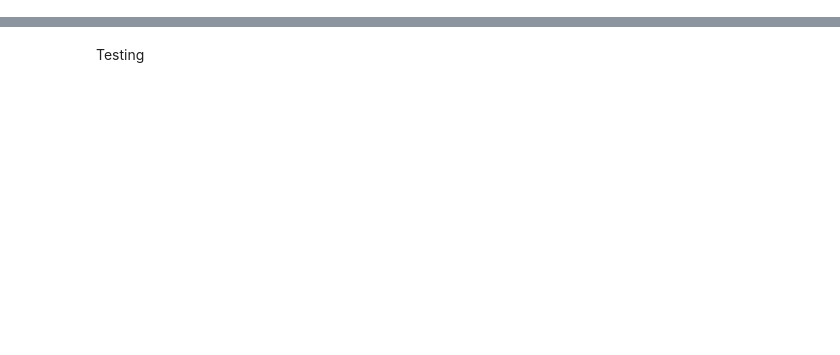
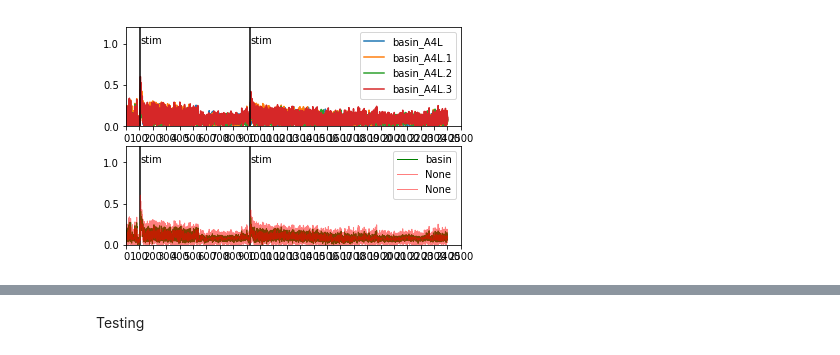
Before and after one commit to nrandel/behavioral_lm_analysis, a Jupyter notebook: timeseries_analysis_across_samples.ipynb, the cells around one changed output, grey strips where cells are left out. Cells and saved outputs as stored; diff of their text form; code cells hidden in the pictures; blank space fills up the shorter version.

```diff
--- a/timeseries_analysis_across_samples.ipynb
+++ b/timeseries_analysis_across_samples.ipynb
@@ -1615,0 +607,33 @@ int_all_Strans_df = all_trans_df.interpolate(method='index', axis=0, limit=None,
+# %%
+# Plotting - single sample
+def layout_plot(plot, tick_spacing=100, fov=(0, 2500, 0, 1.2), legend=True):
+    # Set fine x-axis scale
+    plot.xaxis.set_major_locator(ticker.MultipleLocator(tick_spacing))
+
+    # Set x and y limits and legend (default = False)
+    plot.axis(fov)
+    plot.legend().set_visible(legend)
+
+# Get rows where current event is active and draw a vertical
+# line to indicate the event in the plot
+event_df = sample_df[sample_df.loc[:,ctc.get_event_start_col()] == 1]
+fig = plt.figure()
+fig.set_facecolor("white")
+
+# Plot all cells from cell_subset_df over entire time (specified in Cell_Trace_Config).
+sub1 = fig.add_subplot(211) #211
+cell_subset_df.plot(ax=sub1)
+ctc.add_event_time_points_to_plot(event_df, sub1)
+layout_plot(sub1)
+
+# Avg, min, max, std-dev for multiple cells in single sample over whole time
+sub2 = fig.add_subplot(212)#212
+ctc.add_event_time_points_to_plot(event_df, sub2)
+cell_avg_df.plot(ax=sub2, color = 'g', label = ctc.cell_type, linewidth=1)
+cell_min_df.plot(ax=sub2, color = 'r', linewidth=1, alpha = 0.5)
+cell_max_df.plot(ax=sub2, color = 'r', linewidth=1, alpha = 0.5)
+#cell_avg_df.plot.line(yerr=cell_std_df, ax=sub2, color = 'r', alpha = 0.1)
+#cell_avg_df.plot.line(yerr=cell_sem_df, ax=sub2, color = 'c', alpha = 0.1)
+layout_plot(sub2)
+# %% [output]
+[figure, added]
```
Also changed, not shown: parts of 58 cells of this notebook.
